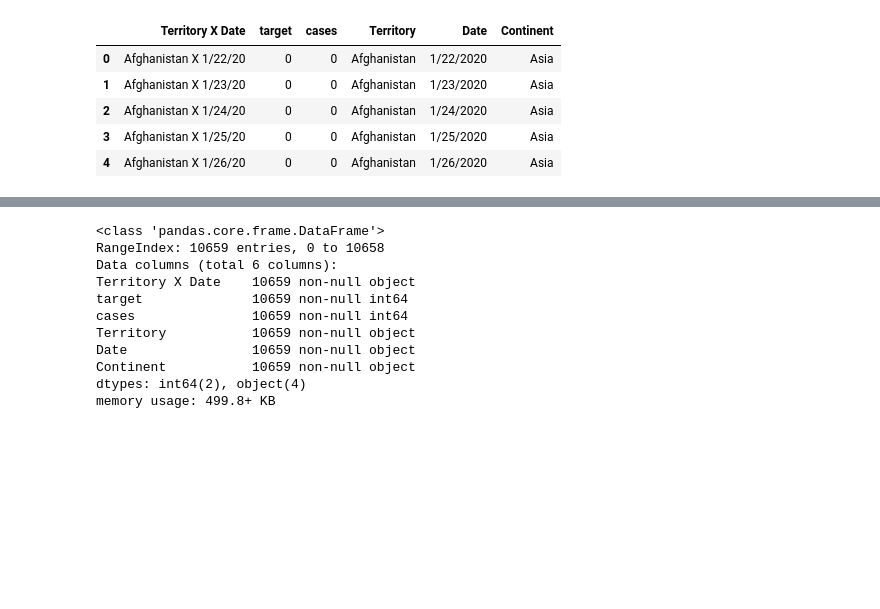
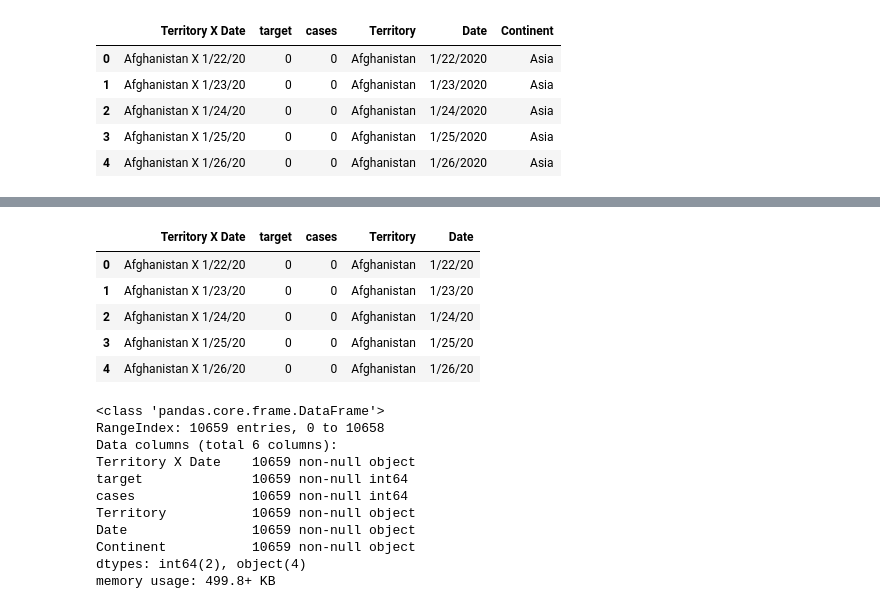
Before and after one commit to pythonfrankcc/CORONA_covid19, a Jupyter notebook: covid19CM.ipynb, the cells around one changed output, grey strips where cells are left out. Cells and saved outputs as stored; diff of their text form; code cells hidden in the pictures; blank space fills up the shorter version.

```diff
--- a/covid19CM.ipynb
+++ b/covid19CM.ipynb
@@ -33,3 +48,13 @@ data.head()
+# %%
+#checking the data 2 which shows the week two after I joined the competition
+data2.head()
+# %% [output]
+|  | Territory X Date | target | cases | Territory | Date |
+| 0 | Afghanistan X 1/22/20 | 0 | 0 | Afghanistan | 1/22/20 |
+| 1 | Afghanistan X 1/23/20 | 0 | 0 | Afghanistan | 1/23/20 |
+| 2 | Afghanistan X 1/24/20 | 0 | 0 | Afghanistan | 1/24/20 |
+| 3 | Afghanistan X 1/25/20 | 0 | 0 | Afghanistan | 1/25/20 |
+| 4 | Afghanistan X 1/26/20 | 0 | 0 | Afghanistan | 1/26/20 |
 # %%
 #lets get the information we want to know about the whole data
 display(data.info())
```
Also changed, not shown: parts of 25 cells of this notebook, 1 other file.
